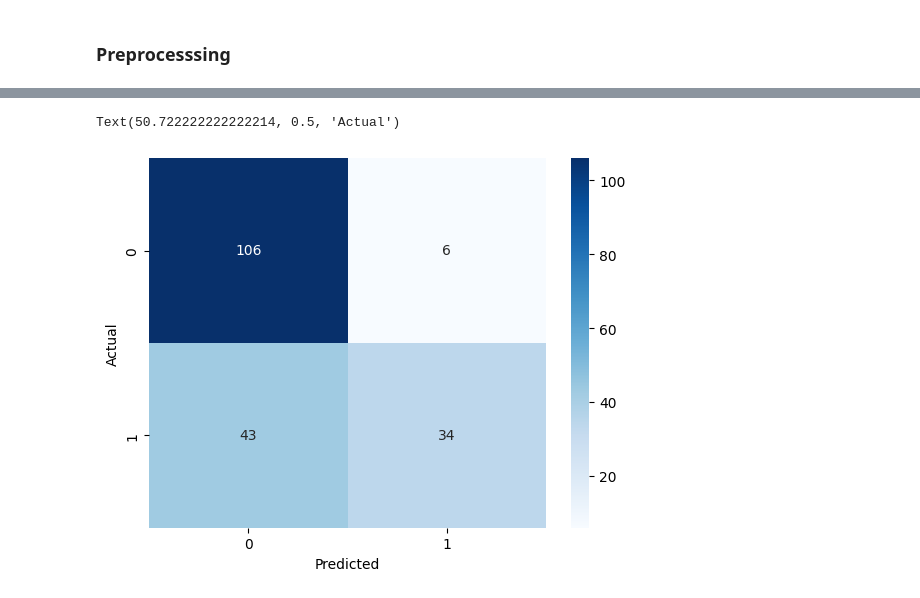
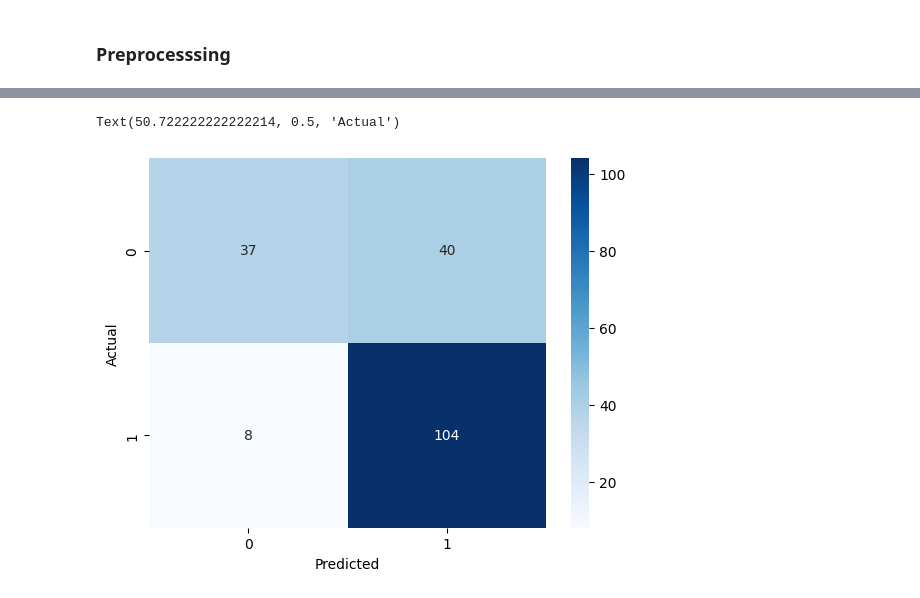
Before and after one commit to Shurtu-gal/heart-classification, a Jupyter notebook: heart_signal_classification.ipynb, the cells around one changed output, grey strips where cells are left out. Cells and saved outputs as stored; diff of their text form; code cells hidden in the pictures.

Commit message:
feat: tune the classifier

```diff
--- a/heart_signal_classification.ipynb
+++ b/heart_signal_classification.ipynb
@@ -329,6 +292,0 @@ AdaBoost Classifier Accuracy: 84.13%
-# %%
-X_train = X_train.reshape(X_train.shape[0], X_train.shape[1], 1)
-X_test = X_test.reshape(X_test.shape[0], X_test.shape[1], 1)
-# Normal = 0, Abnormal = 1
-y_train = np.array([0 if label == 'normal' else 1 for label in y_train])
-y_test = np.array([0 if label == 'normal' else 1 for label in y_test])
@@ -334,0 +334,13 @@ y_test = np.array([0 if label == 'normal' else 1 for label in y_test])
+# %%
+best_model_rf = RandomForestClassifier(
+    n_estimators=100,
+    max_depth=5,
+    min_samples_split=2,
+    min_samples_leaf=1,
+    max_features=None,
+    random_state=42
+)
+best_model_rf.fit(X_train, y_train_normal)
+best_score = best_model_rf.score(X_test, y_test_normal)
+
+print(f'Test Set Accuracy for RandomForestClassifier: {100*best_score:.2f}%')
@@ -351,9 +381,9 @@ for i in range(5):
     model.add(Dense(1, activation='sigmoid'))
 
     model.compile(optimizer=Adam(learning_rate=0.0001), loss='binary_crossentropy', metrics=['accuracy'])
-    model.fit(X_train, y_train, epochs=10, validation_data=(X_test, y_test))
+    model.fit(X_train, y_train_normal, epochs=10, validation_data=(X_test, y_test_normal))
 
-    score = model.evaluate(X_test, y_test)
+    score = model.evaluate(X_test, y_test_normal    )
     scores.append(score)
 
 print(f'CNN Accuracy: {100*np.mean([score[1] for score in scores]):.2f}%')
@@ -428,13 +458,13 @@ tuner = RandomSearch(
     project_name='heartbeats'
 )
 
-tuner.search(X_train, y_train, epochs=10, validation_data=(X_test, y_test))
+tuner.search(X_train, y_train_normal, epochs=10, validation_data=(X_test, y_test_normal))
 
 best_model = tuner.get_best_models(num_models=1)[0]
 
-hist = best_model.fit(X_train, y_train, epochs=10, validation_data=(X_test, y_test))
+hist = best_model.fit(X_train, y_train_normal, epochs=10, validation_data=(X_test, y_test_normal))
 
-score = best_model.evaluate(X_test, y_test)
+score = best_model.evaluate(X_test, y_test_normal)
 
 print(f'CNN Hyperparameter Tuning Accuracy: {100*score[1]:.2f}%')
 # %% [output]
@@ -458,13 +488,9 @@ CNN Hyperparameter Tuning Accuracy: 74.07%
 # %%
 # Confusion Matrix
-
-from sklearn.metrics import confusion_matrix
-import seaborn as sns
-
 y_pred = best_model.predict(X_test)
 y_pred = np.round(y_pred).flatten()
 
-cm = confusion_matrix(y_test, y_pred)
+cm = confusion_matrix(y_test_normal, y_pred)
 sns.heatmap(cm, annot=True, fmt='d', cmap='Blues')
 plt.xlabel('Predicted')
 plt.ylabel('Actual')
@@ -473,2 +499,2 @@ plt.ylabel('Actual')
 Text(50.722222222222214, 0.5, 'Actual')
-[figure, old version]
+[figure, new version]
```
Also changed, not shown: parts of 32 cells of this notebook.
